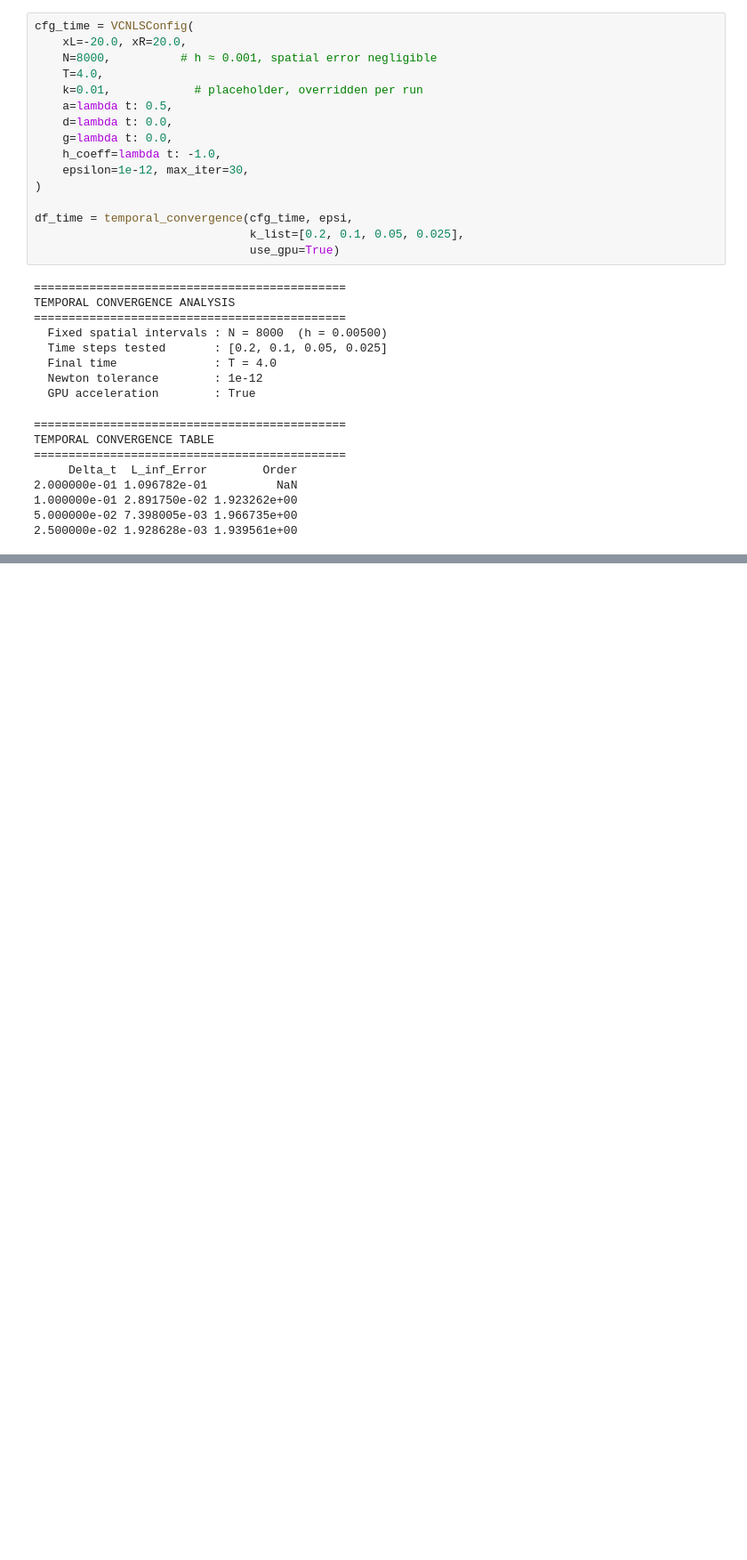
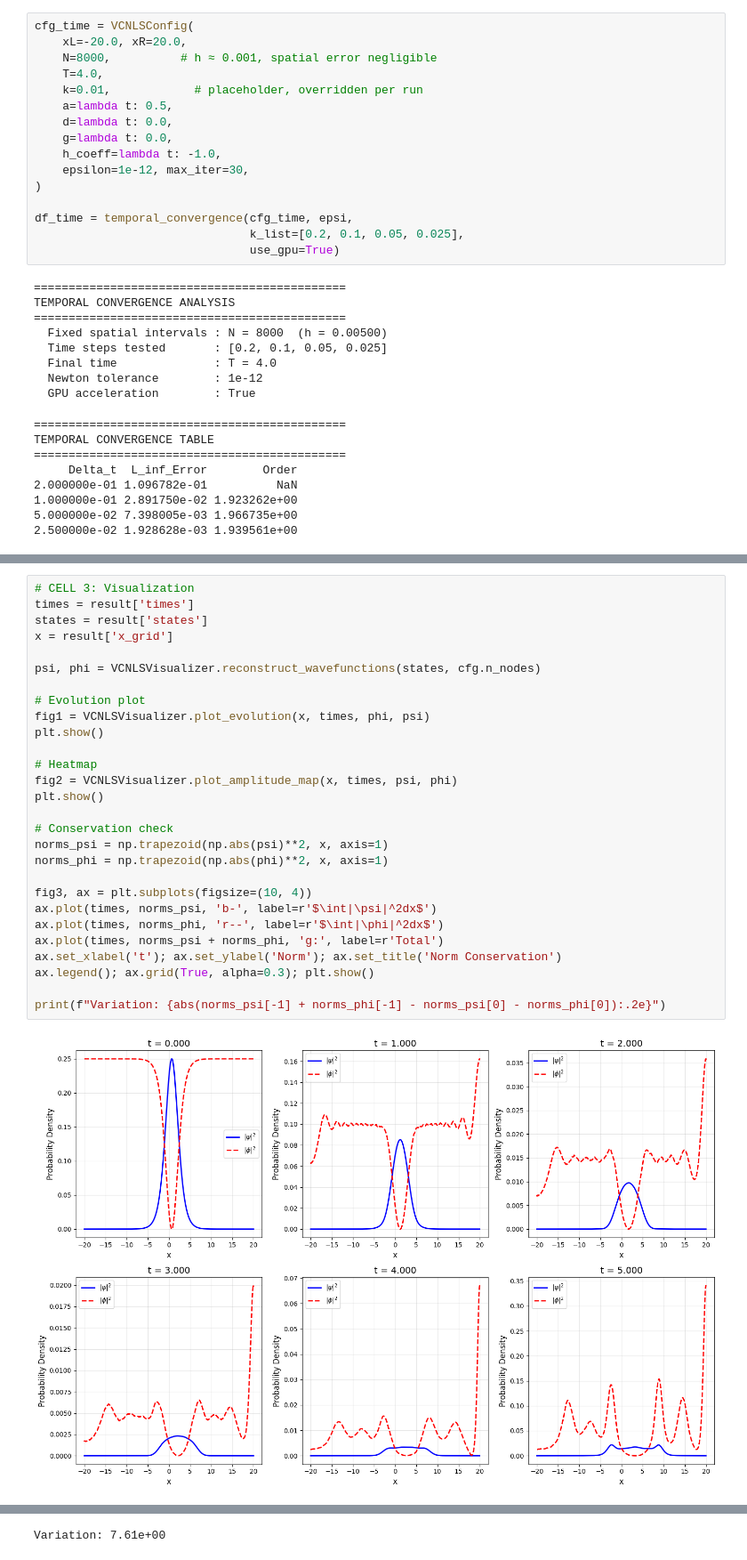
Before and after one commit to jpcastanom/Numerical-solution-of-variable-coefficient-coupled-nonlinear-Schrodinger-equation, a Jupyter notebook: Resultados.ipynb, the cells around one changed output, grey strips where cells are left out. Shown at 89% size. Drawn from its saved outputs; the diff is of its cells as text; blank space fills up the shorter version.

Commit message:
"updated results"

```diff
--- a/Resultados.ipynb
+++ b/Resultados.ipynb
@@ -150,0 +204,30 @@ TEMPORAL CONVERGENCE TABLE
+# %%
+# CELL 3: Visualization
+times = result['times']
+states = result['states']
+x = result['x_grid']
+
+psi, phi = VCNLSVisualizer.reconstruct_wavefunctions(states, cfg.n_nodes)
+
+# Evolution plot
+fig1 = VCNLSVisualizer.plot_evolution(x, times, phi, psi)
+plt.show()
+
+# Heatmap
+fig2 = VCNLSVisualizer.plot_amplitude_map(x, times, psi, phi)
+plt.show()
+
+# Conservation check
+norms_psi = np.trapezoid(np.abs(psi)**2, x, axis=1)
+norms_phi = np.trapezoid(np.abs(phi)**2, x, axis=1)
+
+fig3, ax = plt.subplots(figsize=(10, 4))
+ax.plot(times, norms_psi, 'b-', label=r'$\int|\psi|^2dx$')
+ax.plot(times, norms_phi, 'r--', label=r'$\int|\phi|^2dx$')
+ax.plot(times, norms_psi + norms_phi, 'g:', label=r'Total')
+ax.set_xlabel('t'); ax.set_ylabel('Norm'); ax.set_title('Norm Conservation')
+ax.legend(); ax.grid(True, alpha=0.3); plt.show()
+
+print(f"Variation: {abs(norms_psi[-1] + norms_phi[-1] - norms_psi[0] - norms_phi[0]):.2e}")
+# %% [output]
+[figure, added]
@@ -150,0 +236 @@ TEMPORAL CONVERGENCE TABLE
+Variation: 7.61e+00
```
Also changed, not shown: parts of 5 cells of this notebook.
